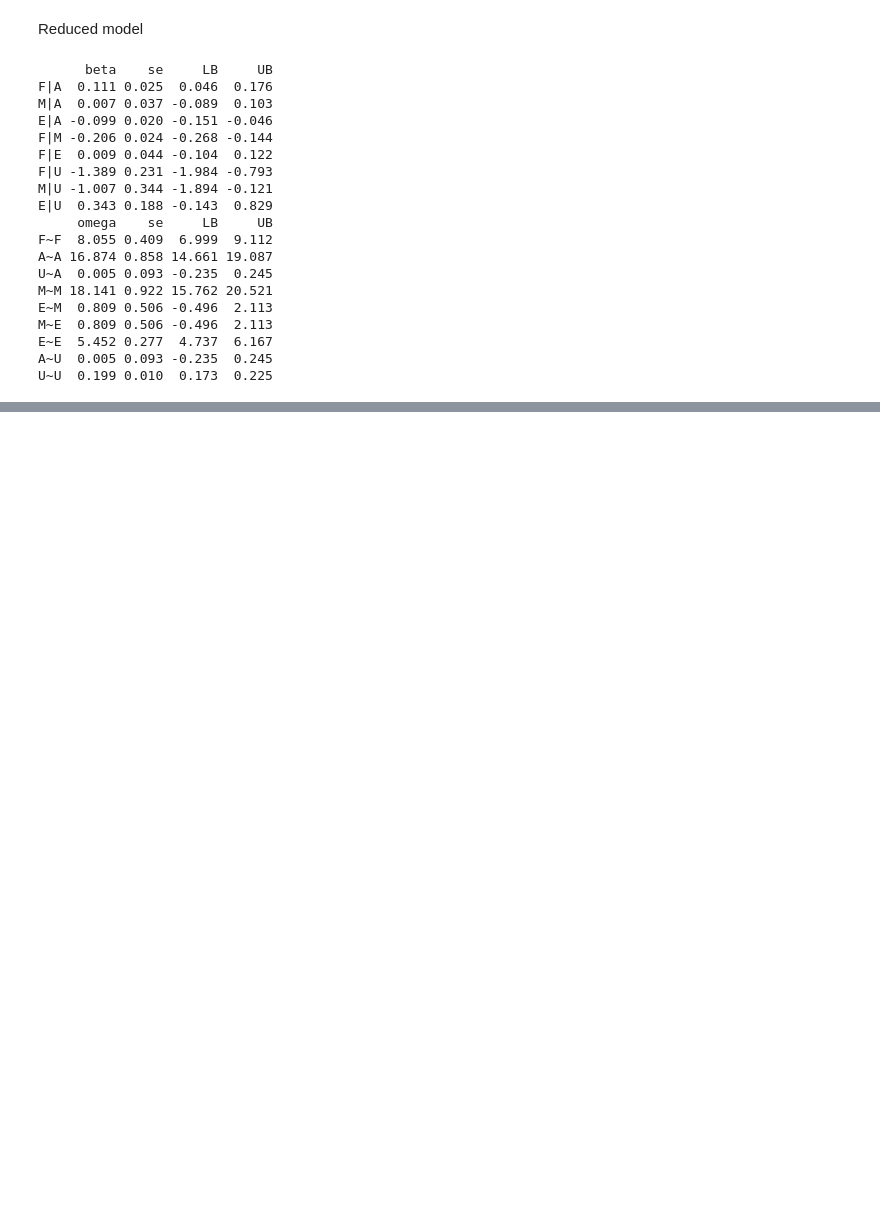
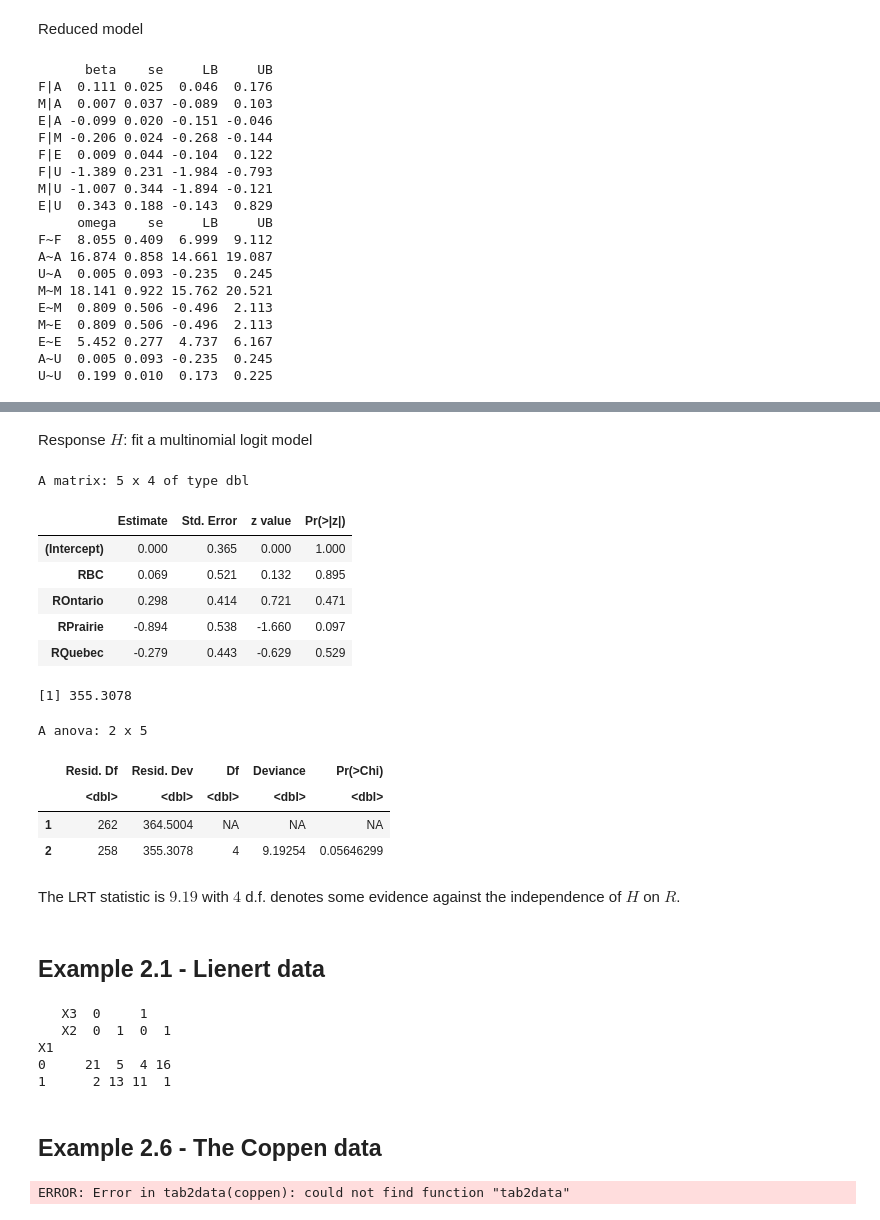
Before and after one commit to StaThin/RGM, a Jupyter notebook: examples.ipynb, the cells around one changed output, grey strips where cells are left out. Drawn from its saved outputs; the diff is of its cells as text; code cells hidden in the pictures; blank space fills up the shorter version.

```diff
--- a/examples.ipynb
+++ b/examples.ipynb
@@ -476,0 +396,45 @@ ci_test("X4", c("X1", "X2"), test = "mi", data = coppen_data)
+# %% [markdown]
+Response $H$: fit a multinomial logit model
+# %%
+m_3 <- glm(H ~ R, family = binomial, data = wlf_data)
+round(summary(m_3)$coef, 3)
+m_red3 <- glm(H ~ 1, family = binomial, data = wlfdata)
+anova(m_red3, m_3, test = "Chisq")
+# %% [output]
+A matrix: 5 x 4 of type dbl
+|  | Estimate | Std. Error | z value | Pr(>|z|) |
+| (Intercept) | 0.000 | 0.365 | 0.000 | 1.000 |
+| RBC | 0.069 | 0.521 | 0.132 | 0.895 |
+| ROntario | 0.298 | 0.414 | 0.721 | 0.471 |
+| RPrairie | -0.894 | 0.538 | -1.660 | 0.097 |
+| RQuebec | -0.279 | 0.443 | -0.629 | 0.529 |
+[1] 355.3078
+A anova: 2 x 5
+|  | Resid. Df | Resid. Dev | Df | Deviance | Pr(>Chi) |
+|  | <dbl> | <dbl> | <dbl> | <dbl> | <dbl> |
+| 1 | 262 | 364.5004 | NA | NA | NA |
+| 2 | 258 | 355.3078 | 4 | 9.19254 | 0.05646299 |
+# %% [markdown]
+The LRT statistic is $9.19$ with $4$ d.f. denotes some evidence against the independence of $H$ on $R$.
+# %% [markdown]
+## Example 2.1 - Lienert data
+# %%
+source("./data/lienert.R")  # this creates a vector `p` of joint probabilities
+lienert <- cbind(expand.grid(X1 = c(0,1), X2 = c(0,1), X3 = c(0,1) ), Freq = p)
+tab <- xtabs(Freq ~ ., lienert)
+ftable(X3+X2 ~ X1, tab)
+# %% [output]
+   X3  0     1
+   X2  0  1  0  1
+X1
+0     21  5  4 16
+1      2 13 11  1
+# %% [markdown]
+## Example 2.6 - The Coppen data
+# %%
+Freq <- c(15, 30, 9, 32, 23, 22, 14, 16,25,22,46,27,14,8,47,12)
+X <- expand.grid(X2 = factor(1:2), X4 = factor(1:2), X1 = factor(1:2), X3 = c("y", "n"))
+coppen <- cbind(X, Freq)
+coppen
+# %% [output]
+ERROR: Error in tab2data(coppen): could not find function "tab2data"
```
Also changed, not shown: parts of 16 cells of this notebook.
